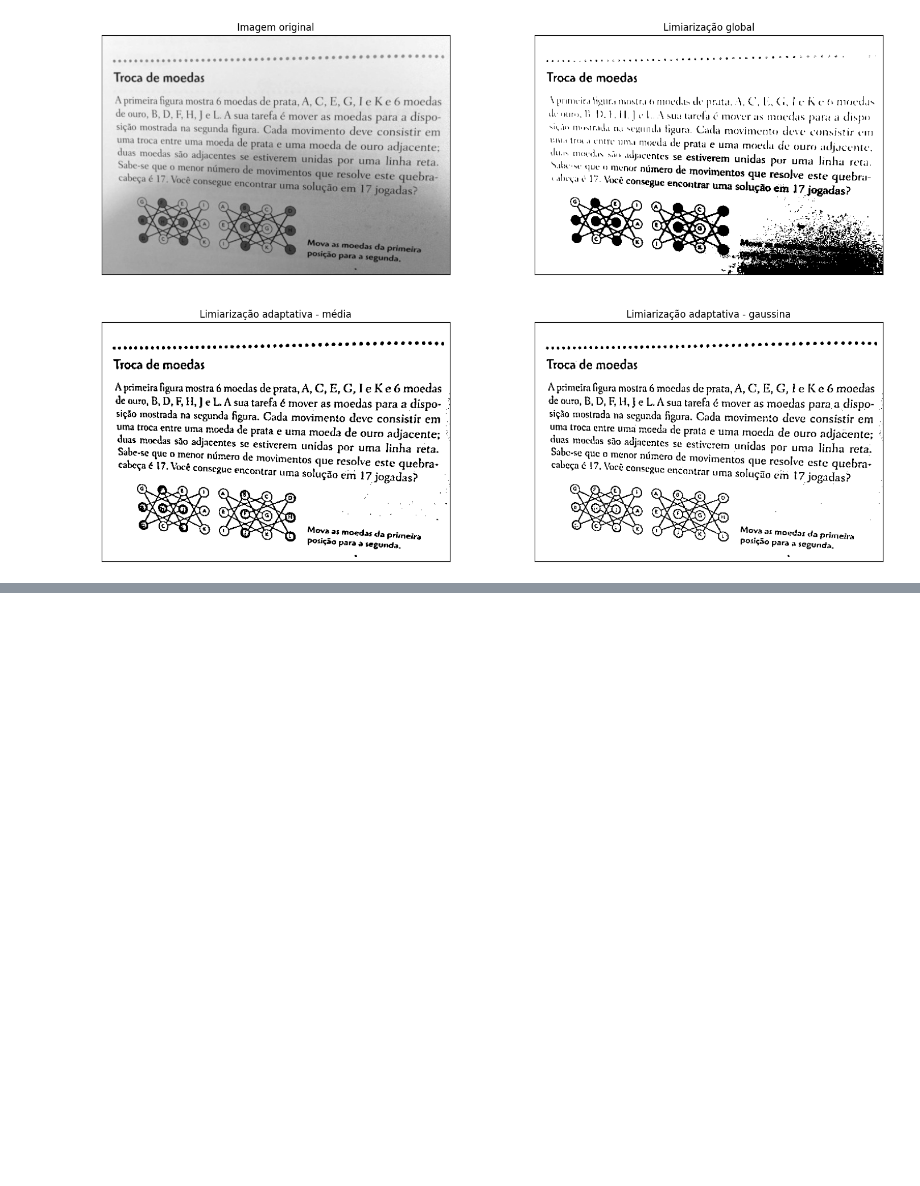
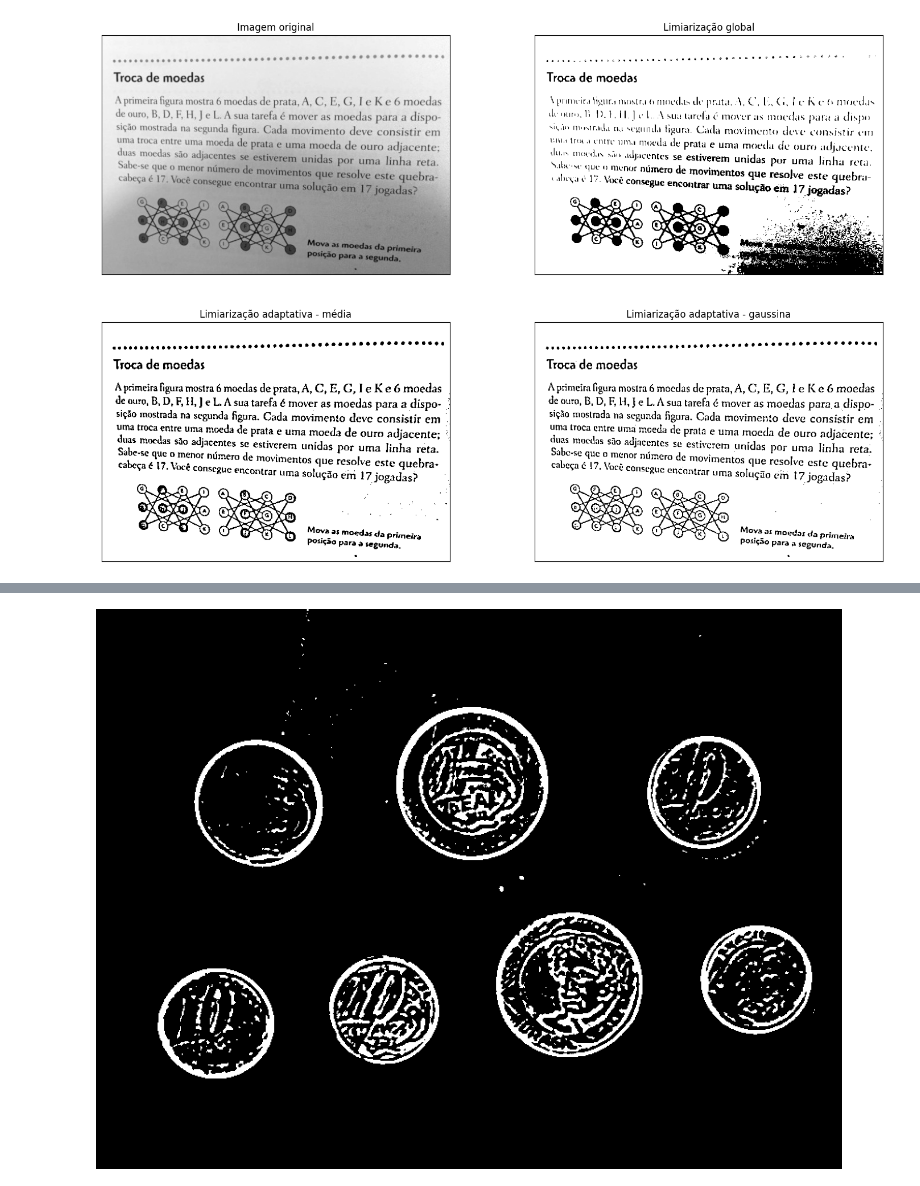
Before and after one commit to KauaHenSilva/python_img_segmentation, a Jupyter notebook: adaptive_thresholding.ipynb, the cells around one changed output, grey strips where cells are left out. Saved outputs shown, nothing was run; the diff lists cells and outputs as text; code cells hidden in the pictures; blank space fills up the shorter version.

```diff
--- a/adaptive_thresholding.ipynb
+++ b/adaptive_thresholding.ipynb
@@ -72,0 +82,7 @@ limiarizacao_adaptativa(img)
+# %%
+img_processada = img.copy()
+desfoque = cv2.GaussianBlur(gray, (7,7), 0)
+adapt_gauss = cv2.adaptiveThreshold(desfoque, 255, cv2.ADAPTIVE_THRESH_GAUSSIAN_C, cv2.THRESH_BINARY_INV, 15, 3)
+cv2_imshow(adapt_gauss)
+# %% [output]
+[figure, added]
```
Also changed, not shown: parts of 8 cells of this notebook.
